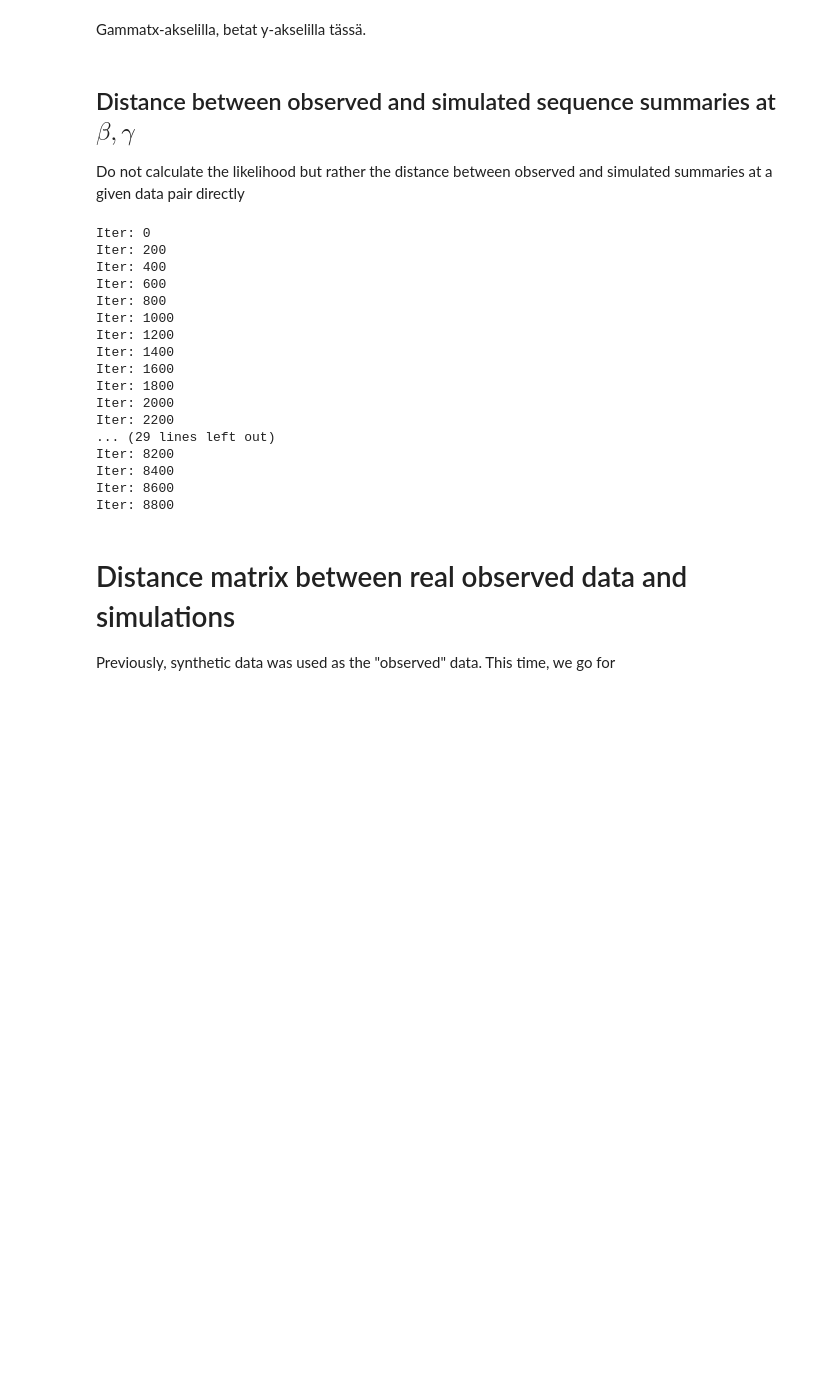
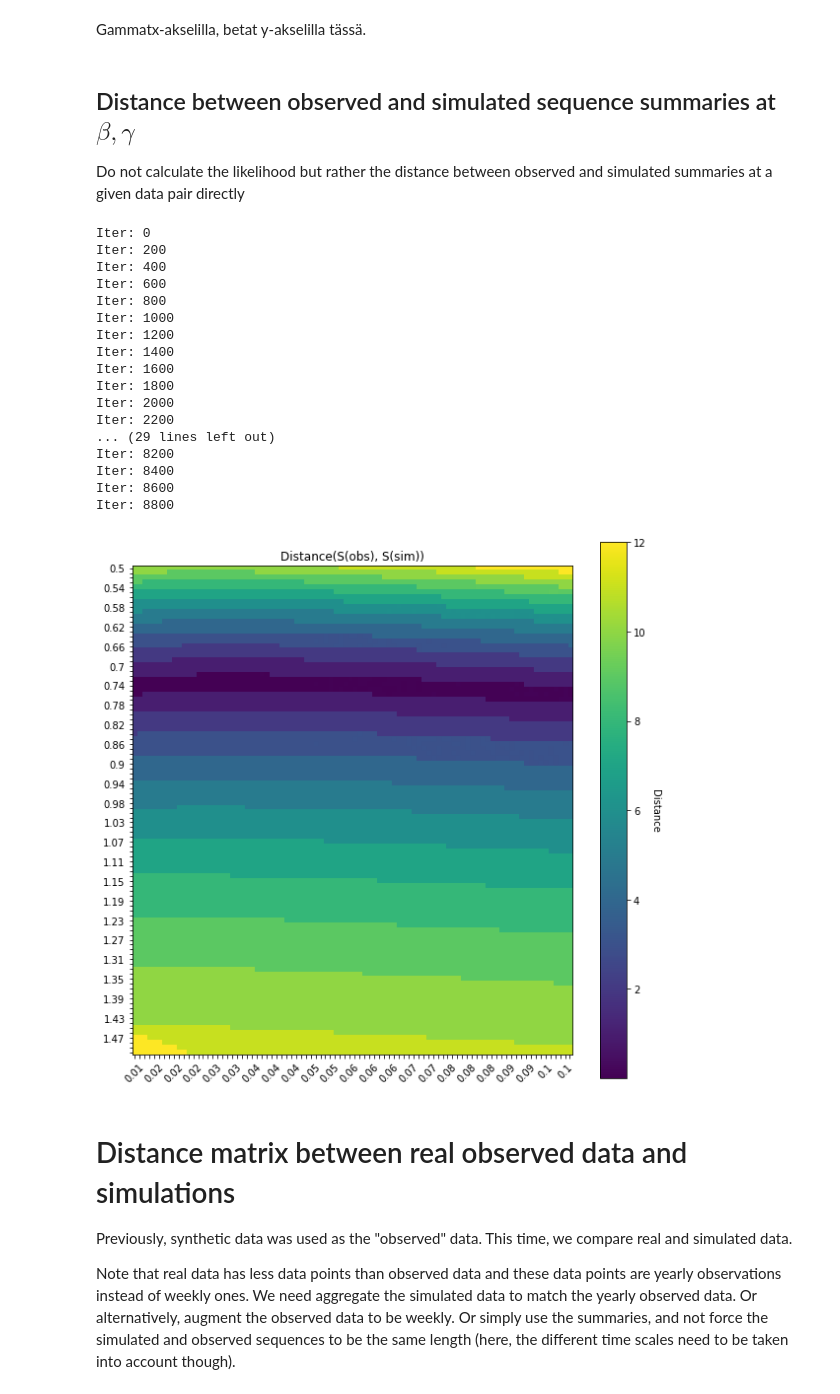
Before and after one commit to fanoja/Ecoli-R0, a Jupyter notebook: SIR simulation grid.ipynb, the cells around one changed output. Drawn from its saved outputs; the diff is of its cells as text; code cells hidden in the pictures; blank space fills up the shorter version.

Commit message:
Add plans for real observed data

```diff
--- a/SIR simulation grid.ipynb
+++ b/SIR simulation grid.ipynb
@@ -163,9 +163,9 @@ def approx_likelihood_grid(beta_range, gamma_range, n_beta, n_gamma, N_sim, e, b
 
             iters += 1
 
-    return approx_lik_mat
+    return approx_lik_mat, betas, gammas
 
-approx_lik_mat = approx_likelihood_grid(beta_range, gamma_range, n_beta, n_gamma, N_sim, e, bsi_obs[0])
+approx_lik_mat, betas, gammas = approx_likelihood_grid(beta_range, gamma_range, n_beta, n_gamma, N_sim, e, bsi_obs[0])
 # %% [output]
 Iter: 0
 KeyboardInterrupt:
@@ -228,7 +228,7 @@ beta_range = (0.5, 1.5) # range of beta values to simulate
 gamma_range = (0.0125, 0.1) # range of gamma values to simulate
 
 
-def distance_grid(beta_range, gamma_range, n_beta, n_gamma, N_sim, e, bsi_obs):
+def get_distance_grid(beta_range, gamma_range, n_beta, n_gamma, N_sim, e, bsi_obs):
     # Get the distance between pairs of gamma and beta in the given range
 
     betas = np.linspace(beta_range[0], beta_range[1], n_beta)
@@ -260,9 +260,9 @@ def distance_grid(beta_range, gamma_range, n_beta, n_gamma, N_sim, e, bsi_obs):
 
             iters += 1
 
-    return dist_mat
+    return dist_mat, betas, gammas # return betas and gammas for plotting purposes
 
-dist_mat = distance_grid(beta_range, gamma_range, n_beta, n_gamma, N_sim, e, bsi_obs)
+dist_mat, betas, gammas = get_distance_grid(beta_range, gamma_range, n_beta, n_gamma, N_sim, e, bsi_obs)
 # %% [output]
 Iter: 0
 Iter: 200
@@ -282,8 +282,12 @@ Iter: 8400
 Iter: 8600
 Iter: 8800
 # %%
-plot_heatmap(dist_mat, betas, gammas, title = "Distance(S(obs), S(sim))", cbar_label = "Distance")
+plot_heatmap(dist_mat, betas, gammas, title = "Distance(S(obs), S(sim))", cbar_label = "Distance", nth = 8)
+# %% [output]
+[figure, added]
 # %% [markdown]
 # Distance matrix between real observed data and simulations
 
-Previously, synthetic data was used as the "observed" data. This time, we go for
+Previously, synthetic data was used as the "observed" data. This time, we compare real and simulated data.
+
+Note that real data has less data points than observed data and these data points are yearly observations instead of weekly ones. We need aggregate the simulated data to match the yearly observed data. Or alternatively, augment the observed data to be weekly. Or simply use the summaries, and not force the simulated and observed sequences to be the same length (here, the different time scales need to be taken into account though).
```
Also changed, not shown: parts of 2 cells of this notebook.
